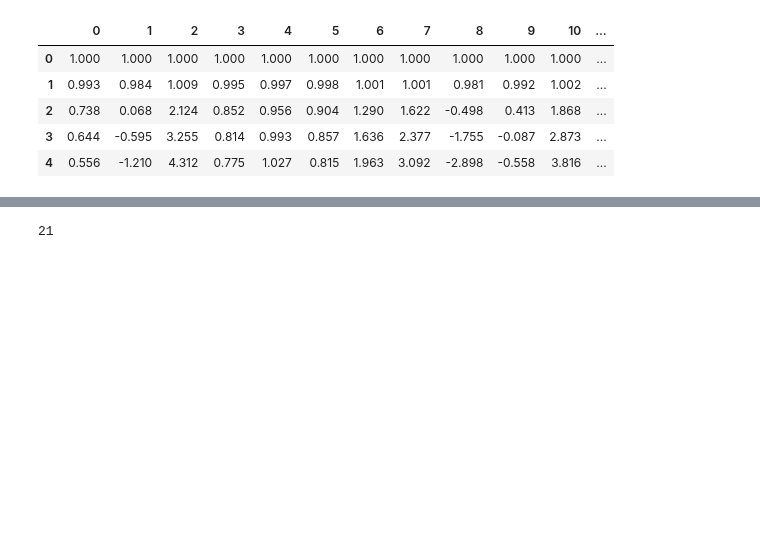
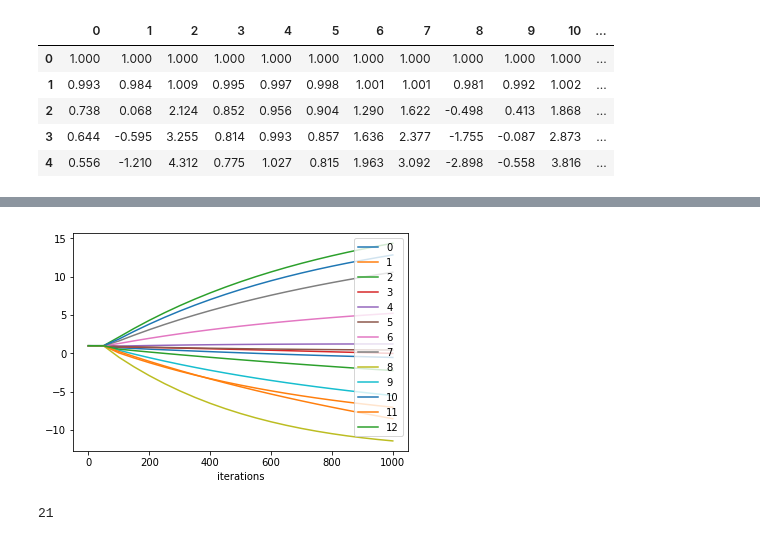
Before and after one commit to UpwardTrajectory/dsc-3-30-06-coding-logistic-regression-from-scratch-seattle-ds-career-040119, a Jupyter notebook: index.ipynb, the cells around one changed output, grey strips where cells are left out. Drawn from its saved outputs; the diff is of its cells as text; code cells hidden in the pictures; blank space fills up the shorter version.

```diff
--- a/index.ipynb
+++ b/index.ipynb
@@ -154,5 +154,5 @@ test_output.head()
 test_output = pd.DataFrame(test)
 cols = test_output.columns
 test_output['iterations'] = np.arange(0, 1005, 50)
-test_output.plot(x="iterations", y=[co])
+test_output.plot(x="iterations", y=cols)
 # %% [output]
@@ -160,3 +160,4 @@ SyntaxError: invalid syntax (<ipython-input-60-953f466b45ac>, line 3)
+[figure, added]
 # %%
 
 time_x = np.arange(0, 1005, 50)
```
Also changed, not shown: parts of 1 cell of this notebook.
